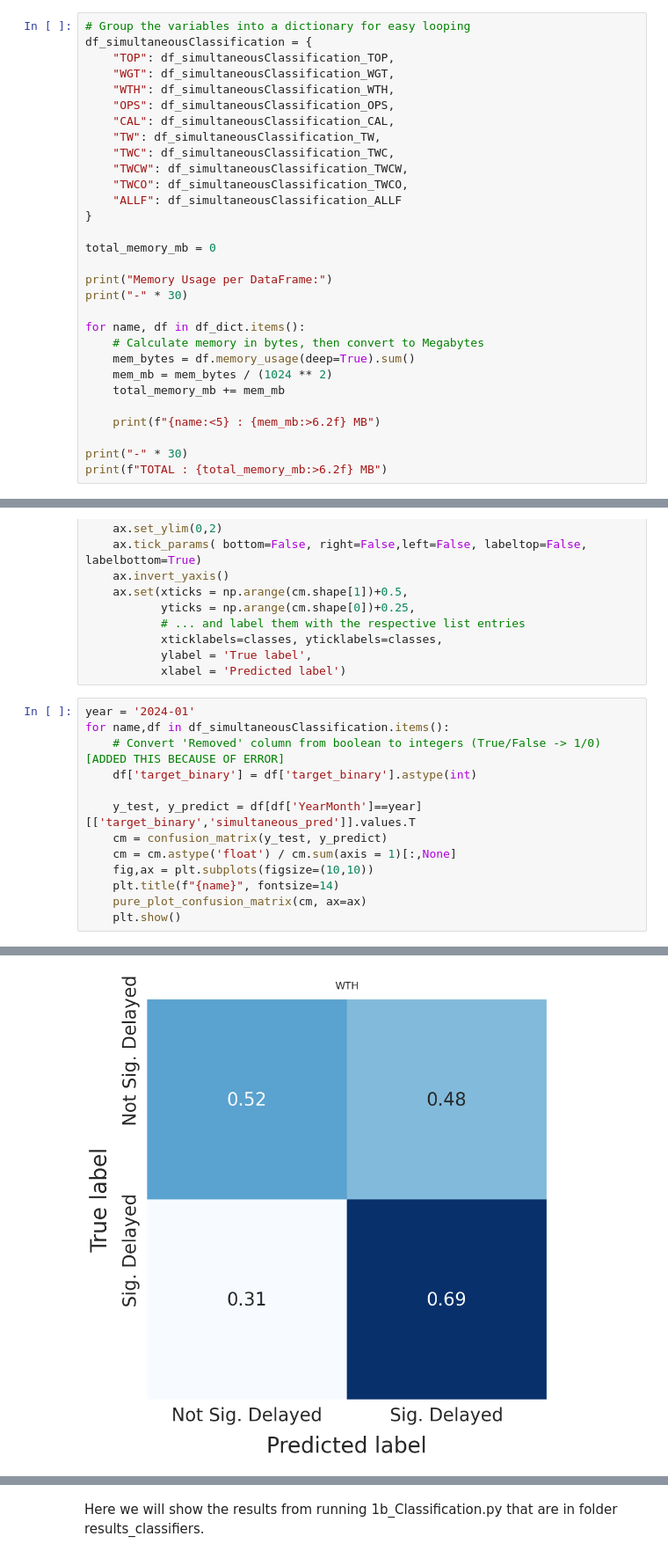
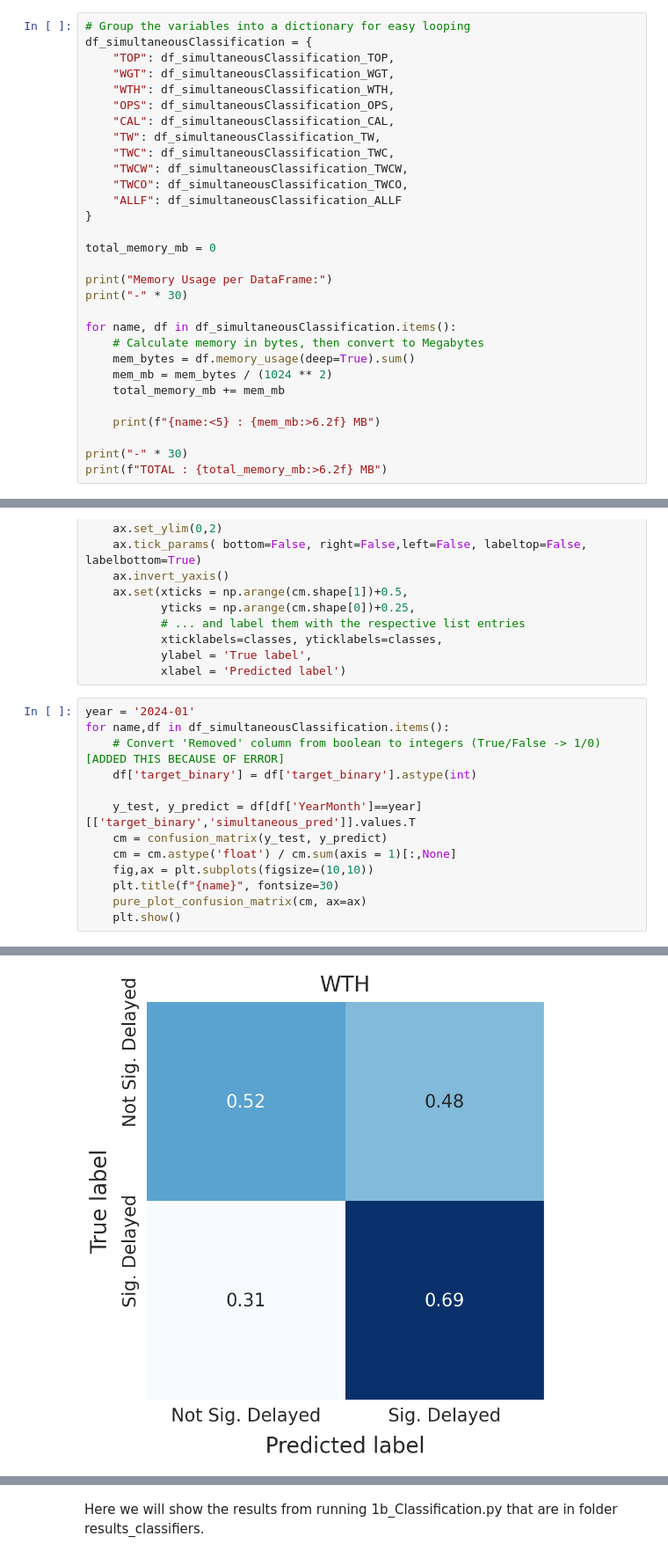
Before and after one commit to jbaonl/MSc-Thesis, a Jupyter notebook: MSc-Thesis/Bao/all_code/4_final_figures/Final_Figures adapted(base).ipynb, the cells around one changed output, grey strips where cells are left out. Shown at 88% size. Saved outputs shown, nothing was run; the diff lists cells and outputs as text.

Commit message:
updated code and plots

```diff
--- a/MSc-Thesis/Bao/all_code/4_final_figures/Final_Figures adapted(base).ipynb
+++ b/MSc-Thesis/Bao/all_code/4_final_figures/Final_Figures adapted(base).ipynb
@@ -778,7 +732,7 @@ total_memory_mb = 0
 print("Memory Usage per DataFrame:")
 print("-" * 30)
 
-for name, df in df_dict.items():
+for name, df in df_simultaneousClassification.items():
     # Calculate memory in bytes, then convert to Megabytes
     mem_bytes = df.memory_usage(deep=True).sum()
     mem_mb = mem_bytes / (1024 ** 2)
@@ -826,7 +780,7 @@ for name,df in df_simultaneousClassification.items():
     cm = confusion_matrix(y_test, y_predict)
     cm = cm.astype('float') / cm.sum(axis = 1)[:,None]
     fig,ax = plt.subplots(figsize=(10,10))
-    plt.title(f"{name}", fontsize=14)
+    plt.title(f"{name}", fontsize=30)
     pure_plot_confusion_matrix(cm, ax=ax)
     plt.show()
 # %% [output]
@@ -886 +789 @@ findfont: Generic family 'sans-serif' not found because none of the following fa
-[figure, old version]
+[figure, new version]
```
Also changed, not shown: parts of 27 cells of this notebook.
